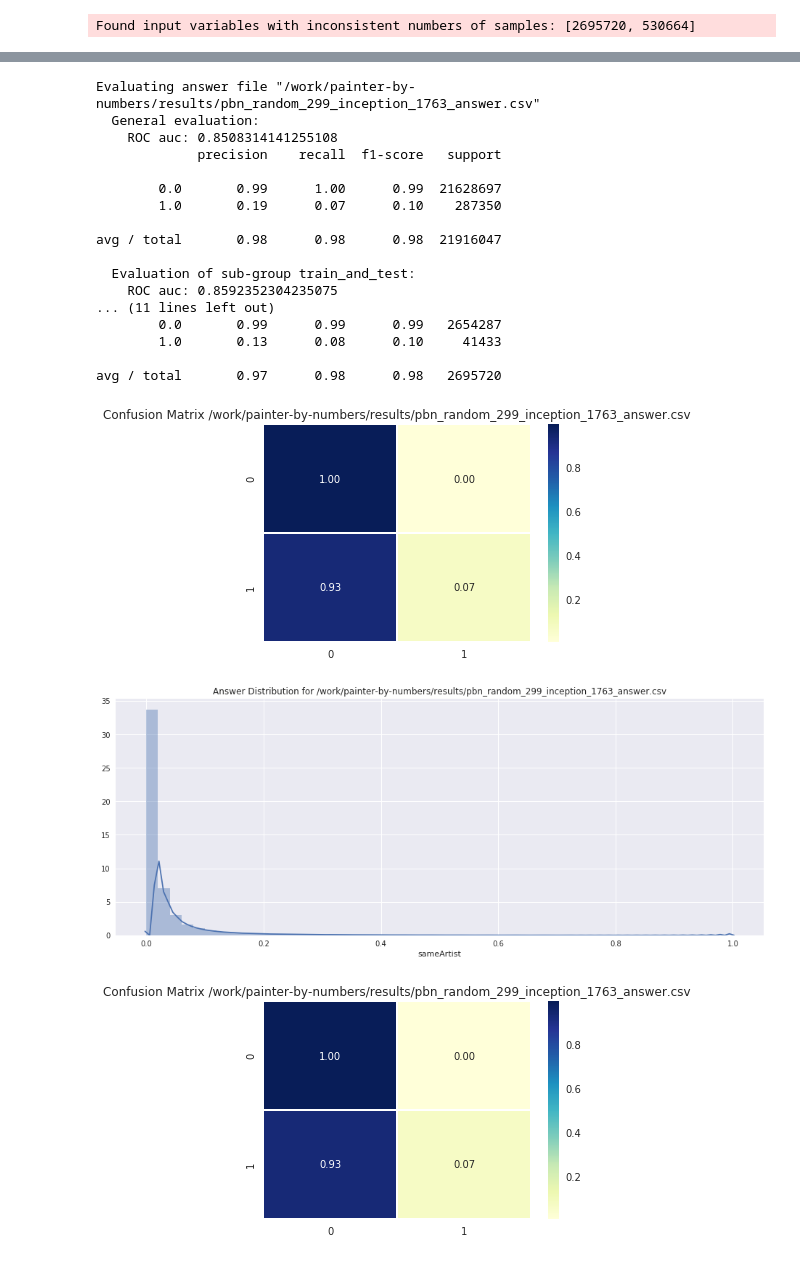
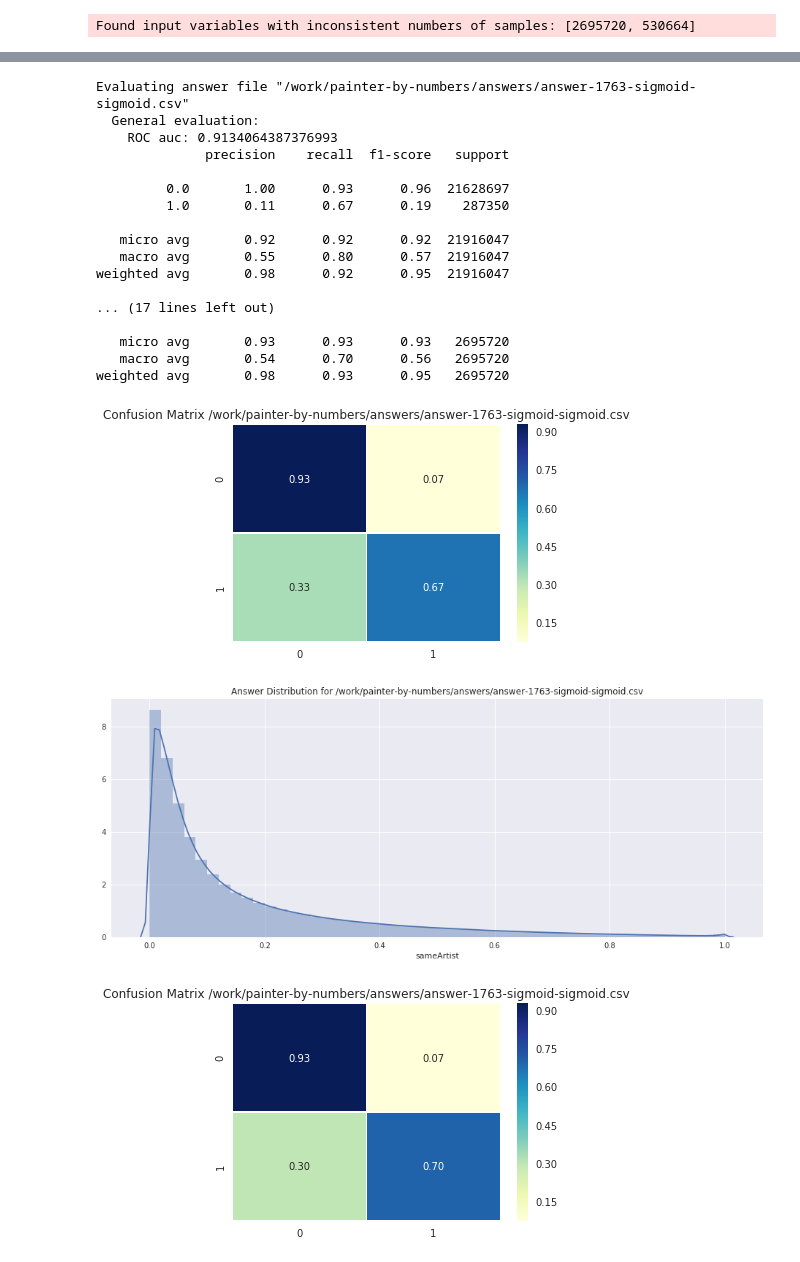
Before and after one commit to lucasdavid/connoisseur, a Jupyter notebook: notebooks/evaluate-result-files.ipynb, the cells around one changed output, grey strips where cells are left out. Cells and saved outputs as stored; diff of their text form; code cells hidden in the pictures.

```diff
--- a/notebooks/evaluate-result-files.ipynb
+++ b/notebooks/evaluate-result-files.ipynb
@@ -63,9 +63,11 @@ answers = [
     '/work/painter-by-numbers/wlogs/generate-softmax-l2/5/answer.csv',
     '/work/painter-by-numbers/wlogs/generate-softmax-sigmoid/1/answer.csv',
     '/work/painter-by-numbers/dl-08/painter-by-numbers/wlogs/answer-sigmoid-1024/1/answer-mean.csv',
-    '/work/painter-by-numbers/dl-08/painter-by-numbers/wlogs/answer/5/answer-mean.csv',
     '/work/painter-by-numbers/dl-08/painter-by-numbers/wlogs/answer/7/answer-mean.csv',
-    '/work/painter-by-numbers/results/pbn_random_299_inception_1763_answer.csv',
+    '/work/painter-by-numbers/answers/pbn_random_299_inception_1763_answer.csv',
+    '/work/painter-by-numbers/answers/answer-1763-sigmoid-l2-mean.csv',
+    '/work/painter-by-numbers/answers/answer-1763-sigmoid-sigmoid.csv',
+    '/work/painter-by-numbers/answers/inceptionv3-dot.csv',
 ]
 # %%
 def confusion_matrix(y, c, tag):
@@ -222,23 +224,23 @@ avg / total       0.98      0.92      0.95   2695720
 # %%
-evaluate(answers[5])
+evaluate(answers[6])
 # %% [output]
-Evaluating answer file "/work/painter-by-numbers/results/pbn_random_299_inception_1763_answer.csv"
+Evaluating answer file "/work/painter-by-numbers/answers/answer-1763-sigmoid-sigmoid.csv"
   General evaluation:
-    ROC auc: 0.8508314141255108
-             precision    recall  f1-score   support
+    ROC auc: 0.9134064387376993
+              precision    recall  f1-score   support
 
-        0.0       0.99      1.00      0.99  21628697
-        1.0       0.19      0.07      0.10    287350
+         0.0       1.00      0.93      0.96  21628697
+         1.0       0.11      0.67      0.19    287350
 
-avg / total       0.98      0.98      0.98  21916047
+   micro avg       0.92      0.92      0.92  21916047
+   macro avg       0.55      0.80      0.57  21916047
+weighted avg       0.98      0.92      0.95  21916047
 
-  Evaluation of sub-group train_and_test:
-    ROC auc: 0.8592352304235075
-... (11 lines left out)
-        0.0       0.99      0.99      0.99   2654287
-        1.0       0.13      0.08      0.10     41433
+... (17 lines left out)
 
-avg / total       0.97      0.98      0.98   2695720
+   micro avg       0.93      0.93      0.93   2695720
+   macro avg       0.54      0.70      0.56   2695720
+weighted avg       0.98      0.93      0.95   2695720
-[figure, old version]
+[figure, new version]
-[figure, old version]
+[figure, new version]
-[figure, old version]
+[figure, new version]
```
Also changed, not shown: parts of 6 cells of this notebook, 4 other files.
